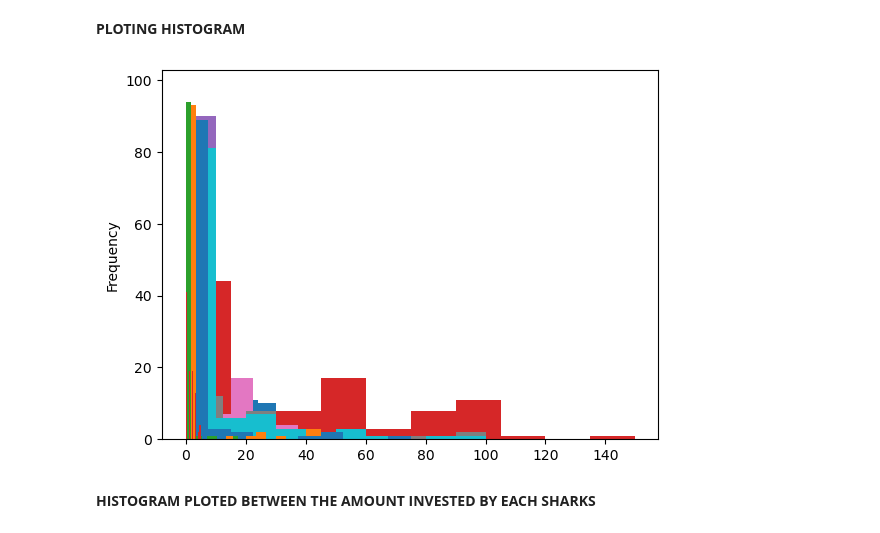
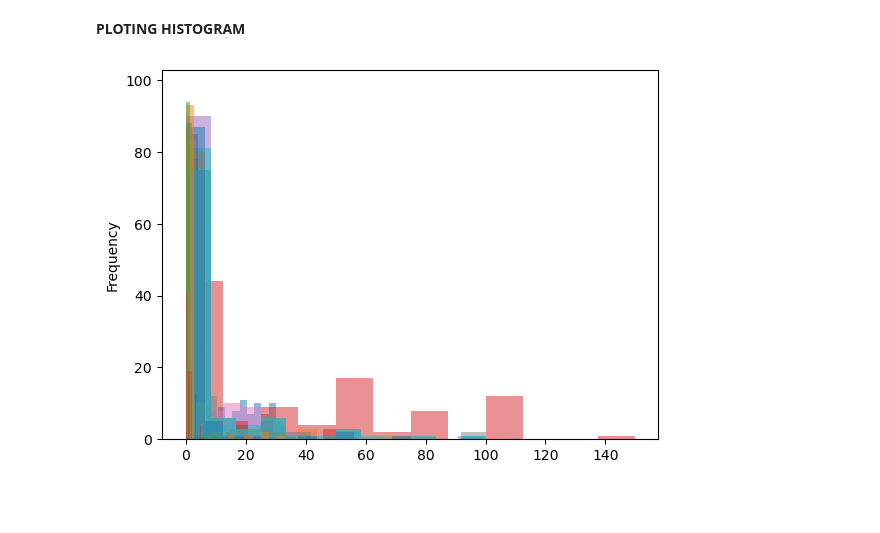
Before and after one commit to tapender07/Shark-Tank-Data-Analysis, a Jupyter notebook: shark_tank_data_analysis.ipynb, the cells around one changed output. Saved outputs shown, nothing was run; the diff lists cells and outputs as text; code cells hidden in the pictures; blank space fills up the shorter version.

```diff
--- a/shark_tank_data_analysis.ipynb
+++ b/shark_tank_data_analysis.ipynb
@@ -602,10 +603,8 @@ memory usage: 24.3+ KB
 # %% [markdown]
 **PLOTING HISTOGRAM**
 # %%
-cols = df.select_dtypes(include=['int64', 'float64']).columns.to_list()
+cols = df.select_dtypes(include=['int64', 'float64']).columns
 for col in cols:
-    df[col].plot.hist()
+    df[col].plot.hist(bins=12, alpha=0.5)
 # %% [output]
-[figure, old version]
+[figure, new version]
-# %% [markdown]
-**HISTOGRAM PLOTED BETWEEN THE AMOUNT INVESTED BY EACH SHARKS**
```
Also changed, not shown: parts of 16 cells of this notebook.
